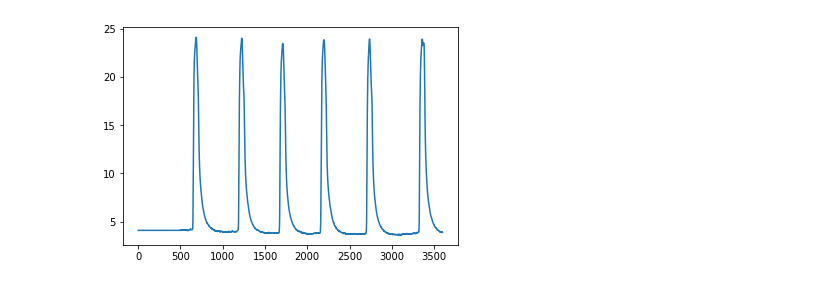
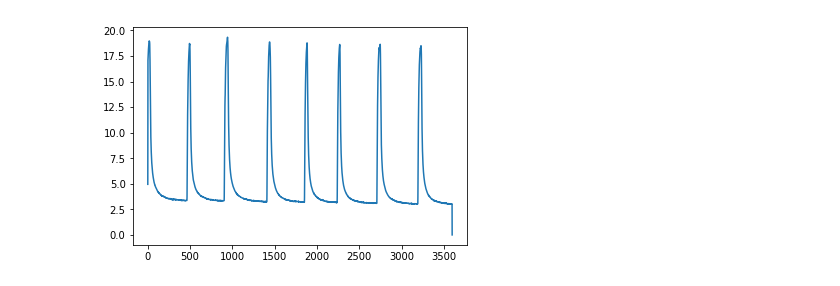
Before and after one commit to wupchurc/Muscle-Bath, a Jupyter notebook: Myometrial Contractility.ipynb, the cells around one changed output. Saved outputs shown, nothing was run; the diff lists cells and outputs as text; code cells hidden in the pictures.

```diff
--- a/Myometrial Contractility.ipynb
+++ b/Myometrial Contractility.ipynb
@@ -459,33 +487,27 @@ patientNO7_bath8_treatment.pdf
-# %%
-#edge clipping
-#manipulate by hand if neccessary
-
-#(df_file.loc[treat_time_list[2]:treat_time_list[2]+3599,Force_list[2]])
-#(df_file.loc[treat_time_list[2]:,Force_list[2]])
-#plt.plot((df_file.loc[treat_time_list[2]:,Force_list[2]]))
-
-
-
-
-treat_array_list[6] = (np.array(treat_array_list[6]))
-treat_array_list[6][0:500] = treat_array_list[6][500]
-plt.plot((treat_array_list[6]))
-plt.show()
-
-
-#treat_array_list[3] =(np.array(treat_array_list[3]))
-#treat_array_list[3][3500:] = treat_array_list[3][3500]
-#plt.plot(np.array(treat_array_list[3]))
-#plt.show()
-
-#treat_array_list[4] =(np.array(treat_array_list[4]))
-#treat_array_list[4][3450:] = treat_array_list[4][3450]
-#plt.plot(np.array(treat_array_list[4]))
-#plt.show()
-
-#treat_array_list[6] =(np.array(treat_array_list[6]))
-#treat_array_list[6][3400:] = treat_array_list[6][3400]
-#plt.plot(np.array(treat_array_list[6]))
-#plt.show()
-# %% [output]
-[figure, removed]
+# %%
+#edge clipping
+#manipulate by hand if neccessary
+
+#(df_file.loc[treat_time_list[6]:treat_time_list[6]+3599,Force_list[6]])
+#(df_file.loc[treat_time_list[2]:,Force_list[2]])
+#plt.plot((df_file.loc[treat_time_list[6]:,Force_list[6]]))
+
+for mb in range(len(treat_array_list)):
+    treat_array_list[mb] = (np.array(treat_array_list[mb]))
+    treat_array_list[mb][-1] = 0
+    treat_array_list[mb][0] = treat_array_list[0].mean()
+    plt.plot((treat_array_list[mb]))
+    plt.show()
+#print(treat_array_list[0].mean())
+
+#treat_array_list[0] = (np.array(treat_array_list[0]))
+#treat_array_list[0][-1] = 0
+#plt.plot((treat_array_list[0]))
+#plt.show()
+
+#treat_array_list[0] = (np.array(treat_array_list[0]))
+#treat_array_list[0][0:500] = treat_array_list[0][500]
+#plt.plot((treat_array_list[5]))
+#plt.show()
+# %% [output]
+[figure, added]
```
Also changed, not shown: parts of 19 cells of this notebook.
